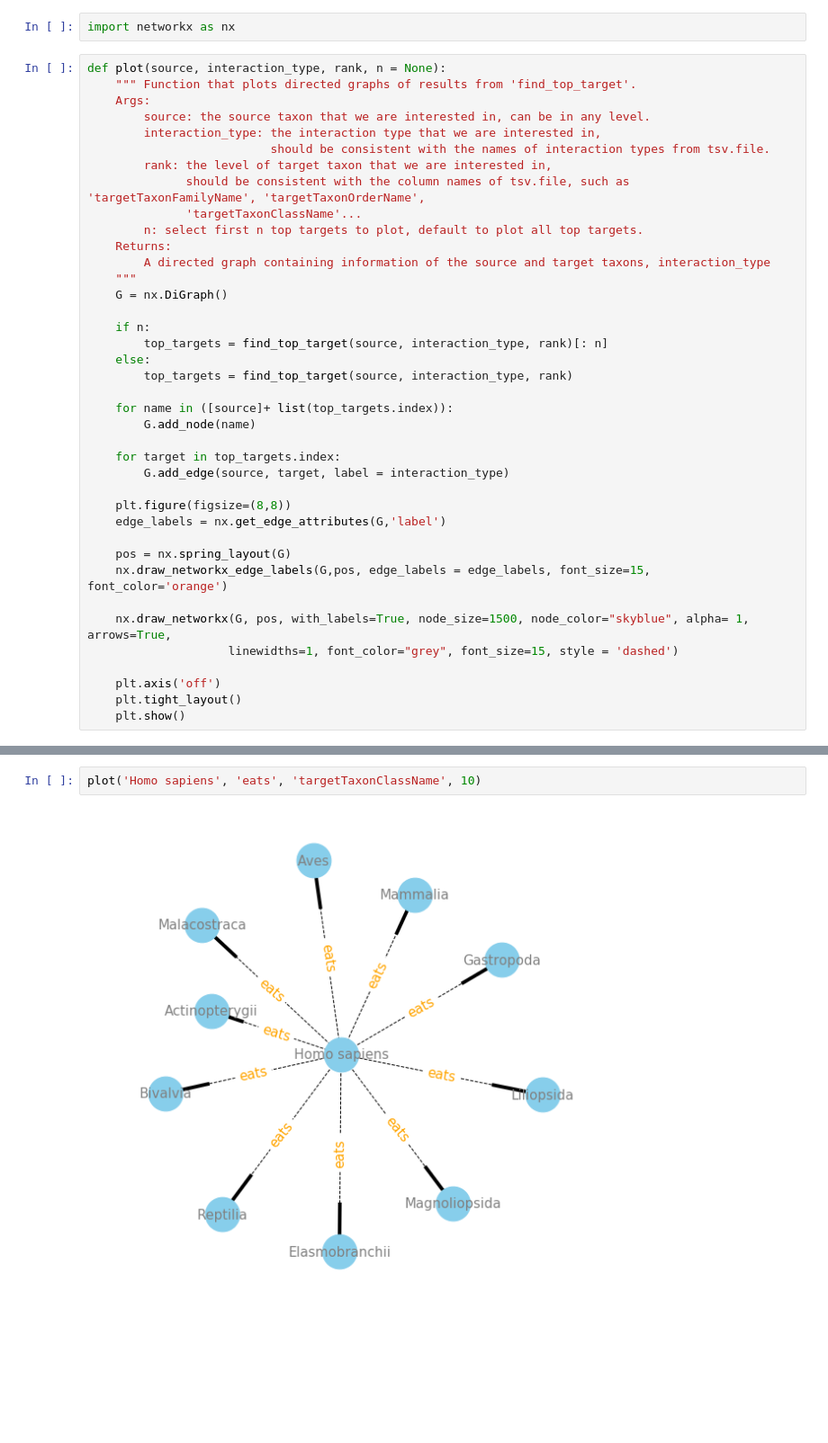
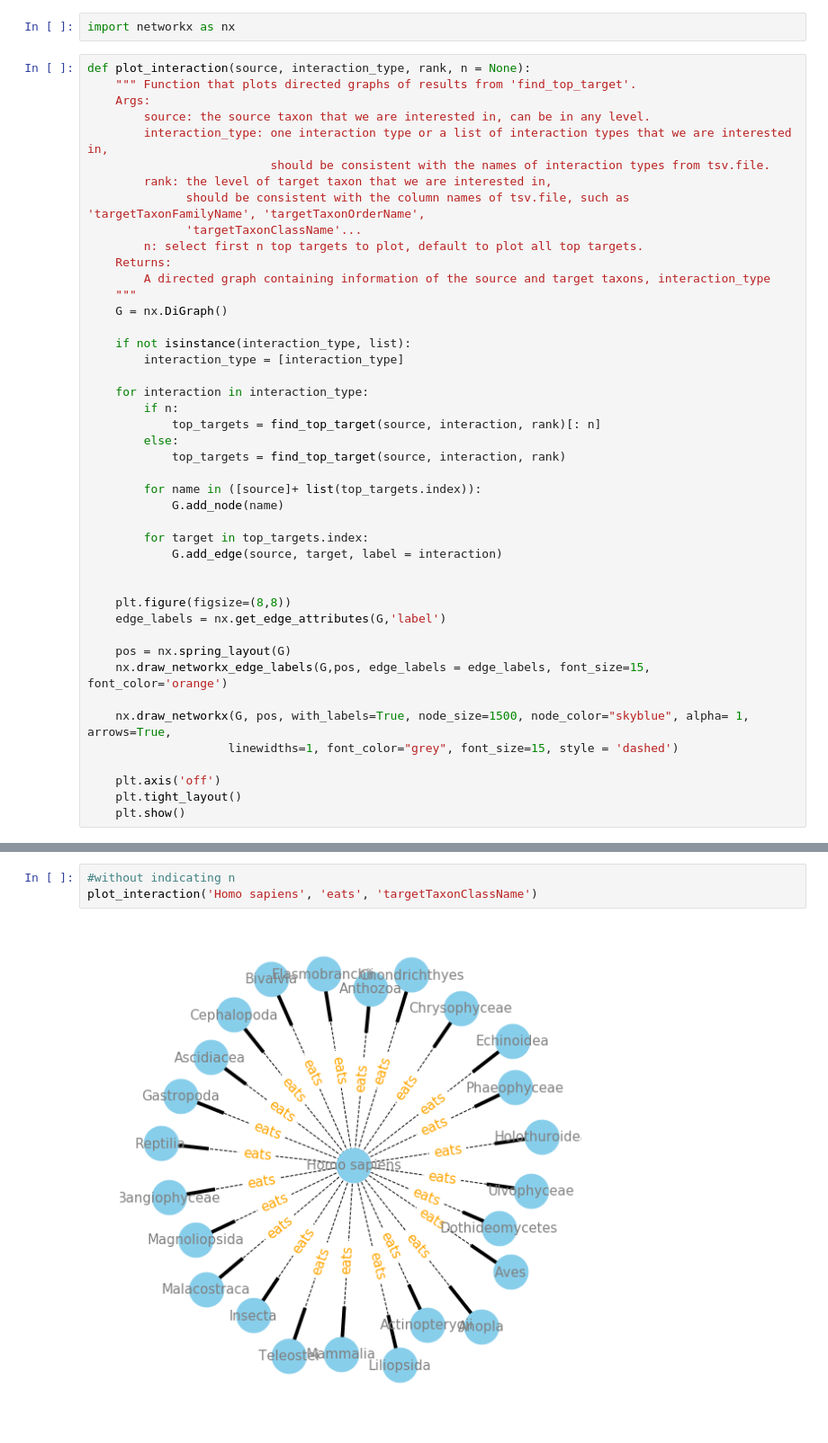
Before and after one commit to cabinetofcuriosity/globi_explore, a Jupyter notebook: notebook/with_new_tsv/Globi_exploration_new.ipynb, the cells around one changed output, grey strips where cells are left out. Shown at 90% size. Cells and saved outputs as stored; diff of their text form; blank space fills up the shorter version.

Commit message:
add more than one interaction types

```diff
--- a/notebook/with_new_tsv/Globi_exploration_new.ipynb
+++ b/notebook/with_new_tsv/Globi_exploration_new.ipynb
@@ -279,11 +279,11 @@ top_targets_with_wiki('Actinopterygii', 'preysOn', 'targetTaxonClassName')
 # %%
 import networkx as nx
 # %%
-def plot(source, interaction_type, rank, n = None):
+def plot_interaction(source, interaction_type, rank, n = None):
     """ Function that plots directed graphs of results from 'find_top_target'.
     Args:
         source: the source taxon that we are interested in, can be in any level.
-        interaction_type: the interaction type that we are interested in,
+        interaction_type: one interaction type or a list of interaction types that we are interested in,
                           should be consistent with the names of interaction types from tsv.file.
         rank: the level of target taxon that we are interested in,
               should be consistent with the column names of tsv.file, such as 'targetTaxonFamilyName', 'targetTaxonOrderName',
@@ -294,16 +294,21 @@ def plot(source, interaction_type, rank, n = None):
     """
     G = nx.DiGraph()
 
-    if n:
-        top_targets = find_top_target(source, interaction_type, rank)[: n]
-    else:
-        top_targets = find_top_target(source, interaction_type, rank)
+    if not isinstance(interaction_type, list):
+        interaction_type = [interaction_type]
 
-    for name in ([source]+ list(top_targets.index)):
-        G.add_node(name)
+    for interaction in interaction_type:
+        if n:
+            top_targets = find_top_target(source, interaction, rank)[: n]
+        else:
+            top_targets = find_top_target(source, interaction, rank)
 
-    for target in top_targets.index:
-        G.add_edge(source, target, label = interaction_type)
+        for name in ([source]+ list(top_targets.index)):
+            G.add_node(name)
+
+        for target in top_targets.index:
+            G.add_edge(source, target, label = interaction)
+
 
     plt.figure(figsize=(8,8))
     edge_labels = nx.get_edge_attributes(G,'label')
@@ -324,4 +329,5 @@ plot('Homo sapiens', 'eats', 'targetTaxonClassName', 5)
 # %%
-plot('Homo sapiens', 'eats', 'targetTaxonClassName', 10)
+#without indicating n
+plot_interaction('Homo sapiens', 'eats', 'targetTaxonClassName')
 # %% [output]
-[figure, old version]
+[figure, new version]
```
Also changed, not shown: parts of 7 cells of this notebook.
